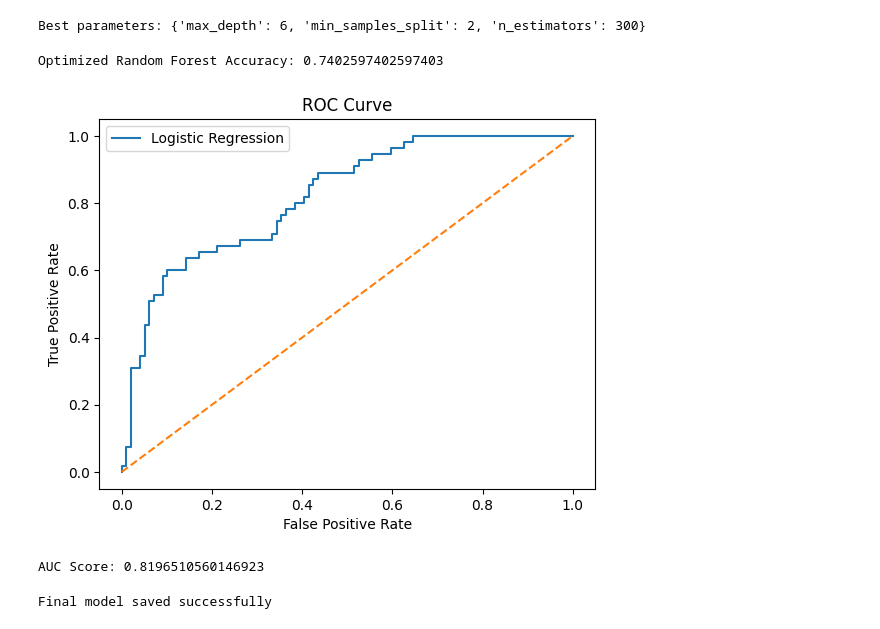
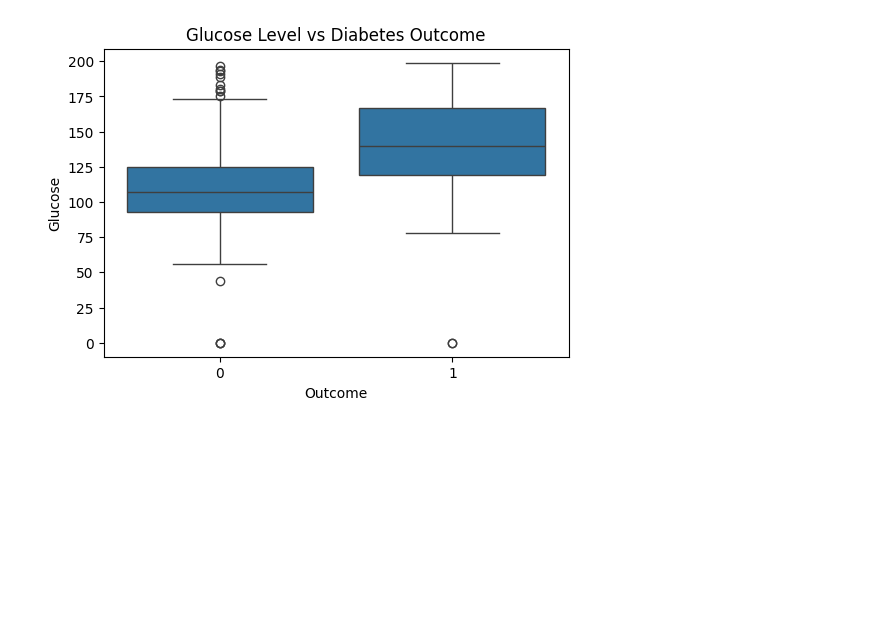
Before and after one commit to Unos001/Diabetes-Prediction-Data-Science, a Jupyter notebook: notebooks/diabetes_analysis.ipynb, the cells around one changed output. Cells and saved outputs as stored; diff of their text form; code cells hidden in the pictures; blank space fills up the shorter version.

```diff
--- a/notebooks/diabetes_analysis.ipynb
+++ b/notebooks/diabetes_analysis.ipynb
@@ -152,6 +42,0 @@ plt.show()
-# %%
-cols = ["Glucose","BloodPressure","SkinThickness","Insulin","BMI"]
-
-for col in cols:
-    df[col] = df[col].replace(0, df[col].median())
-    print(f"Minimum value for {col}: {df[col].min()}")
@@ -208,64 +43,10 @@ Random Forest: 0.7467532467532467
-# %%
-from sklearn.model_selection import GridSearchCV
-from sklearn.ensemble import RandomForestClassifier
-
-params = {
-    "n_estimators": [100, 200, 300],
-    "max_depth": [4, 6, 8, 10],
-    "min_samples_split": [2, 5, 10]
-}
-
-grid = GridSearchCV(
-    RandomForestClassifier(random_state=42),
-    params,
-    cv=5,
-    scoring="accuracy"
-)
-
-grid.fit(X_train, y_train)
-
-best_model = grid.best_estimator_
-
-print("Best parameters:", grid.best_params_)
-# %% [output]
-Best parameters: {'max_depth': 6, 'min_samples_split': 2, 'n_estimators': 300}
-# %%
-from sklearn.metrics import accuracy_score
-
-y_pred_best = best_model.predict(X_test)
-
-print("Optimized Random Forest Accuracy:", accuracy_score(y_test, y_pred_best))
-# %% [output]
-Optimized Random Forest Accuracy: 0.7402597402597403
-# %%
-from sklearn.metrics import roc_curve, roc_auc_score
-import matplotlib.pyplot as plt
-
-# Probability predictions
-y_prob = model1.predict_proba(X_test)[:,1]
-
-# ROC calculation
-fpr, tpr, thresholds = roc_curve(y_test, y_prob)
-
-plt.plot(fpr, tpr, label="Logistic Regression")
-plt.plot([0,1],[0,1],'--')
-
-plt.xlabel("False Positive Rate")
-plt.ylabel("True Positive Rate")
-plt.title("ROC Curve")
-plt.legend()
-plt.show()
-
-# AUC Score
-print("AUC Score:", roc_auc_score(y_test, y_prob))
-# %% [output]
-[figure, removed]
-AUC Score: 0.8196510560146923
-# %%
-import joblib
-
-joblib.dump(model1, "../src/diabetes_model.pkl")
-
-print("Final model saved successfully")
-# %% [output]
-Final model saved successfully
+# %%
+plt.figure(figsize=(6,4))
+
+sns.boxplot(x="Outcome", y="Glucose", data=df)
+
+plt.title("Glucose Level vs Diabetes Outcome")
+
+plt.show()
+# %% [output]
+[figure, added]
```
Also changed, not shown: parts of 19 cells of this notebook, 13 other files.
